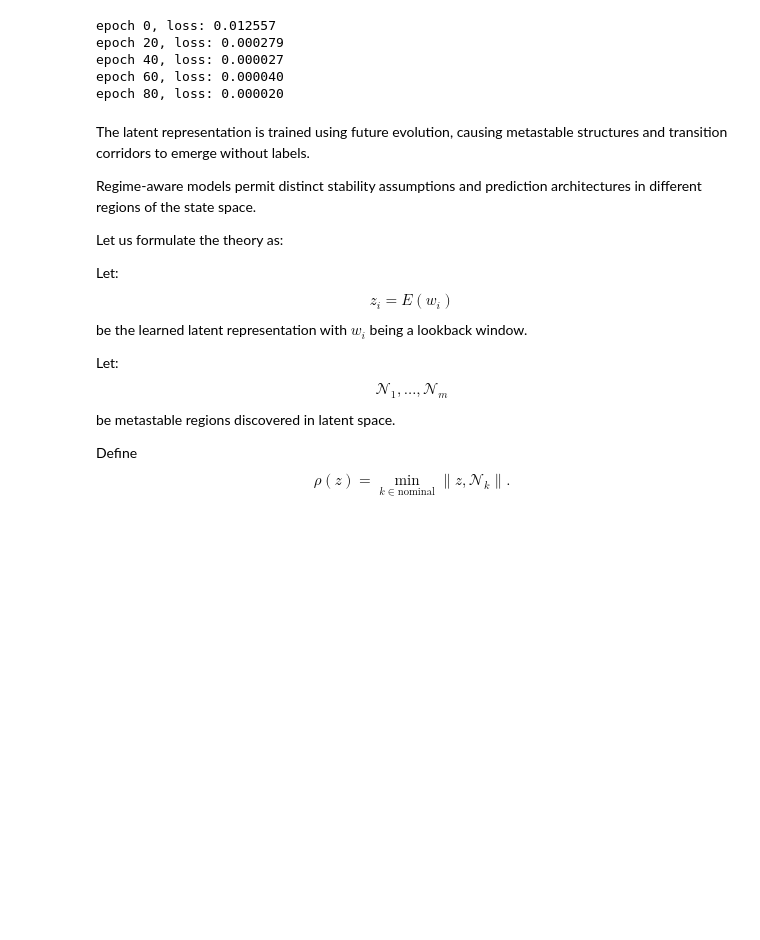
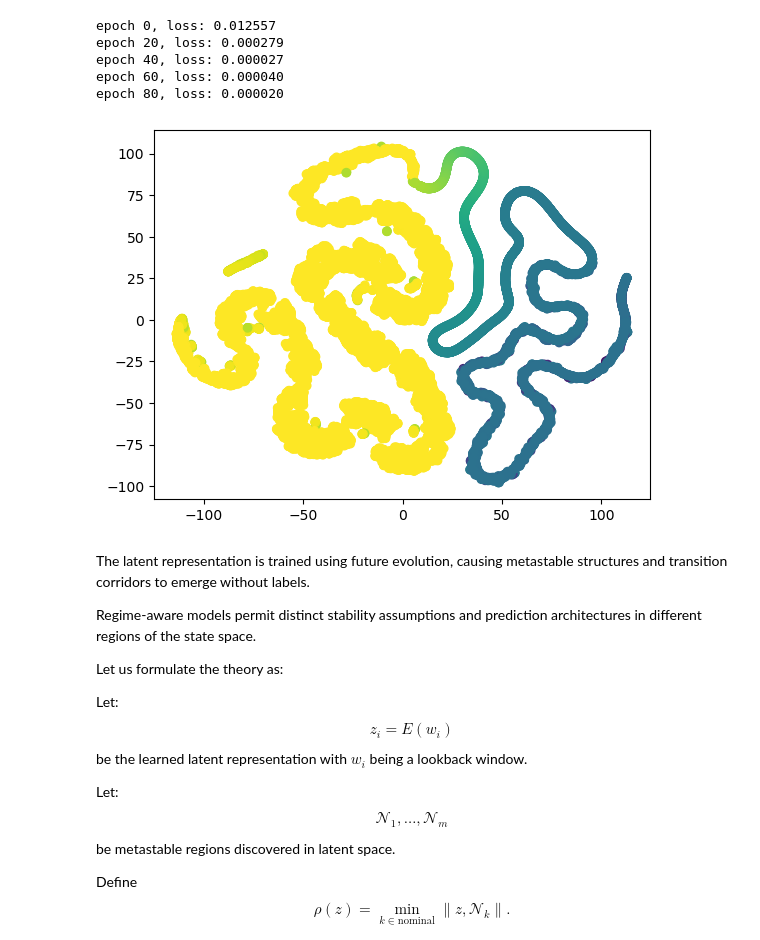
Before and after one commit to maalberg/kind, a Jupyter notebook: examples/regimes/cavity_fold/02_regime_discover.ipynb, the cells around one changed output. Drawn from its saved outputs; the diff is of its cells as text; code cells hidden in the pictures; blank space fills up the shorter version.

```diff
--- a/examples/regimes/cavity_fold/02_regime_discover.ipynb
+++ b/examples/regimes/cavity_fold/02_regime_discover.ipynb
@@ -122,6 +129,29 @@ back, fore = torch.split(data, [back_nsample, fore_nsample], dim=-2)
 # --! encode lookback windows
 z = back_enc(torch.flatten(back, start_dim=1))
 z_np = z.detach().cpu().numpy()
+# %%
+# --! latent space diagnostic --!
+
+# --! collect various metrics of latent space
+past_mean_vc = back[:, :, 0].mean(dim=1)
+past_mean_dc = back[:, :, 1].mean(dim=1)
+future_mean_vc = fore[:, :, 0].mean(dim=1)
+future_mean_dc = fore[:, :, 1].mean(dim=1)
+future_mean_vc_sign = future_mean_vc > 0
+
+# --! fit latent space into t-distributed stochastic neighbor embedding (TSNE)
+y = TSNE().fit_transform(z_np)
+
+# --! display distribution and color it using one of the above metrics
+plt.figure()
+plt.scatter(
+    y[:,0],
+    y[:,1],
+    c=past_mean_vc
+)
+plt.show()
+# %% [output]
+[figure, added]
 # %%
 # --! cluster encoded latent space using KMeans --!
 
```
Also changed, not shown: parts of 5 cells of this notebook, 1 other file.
